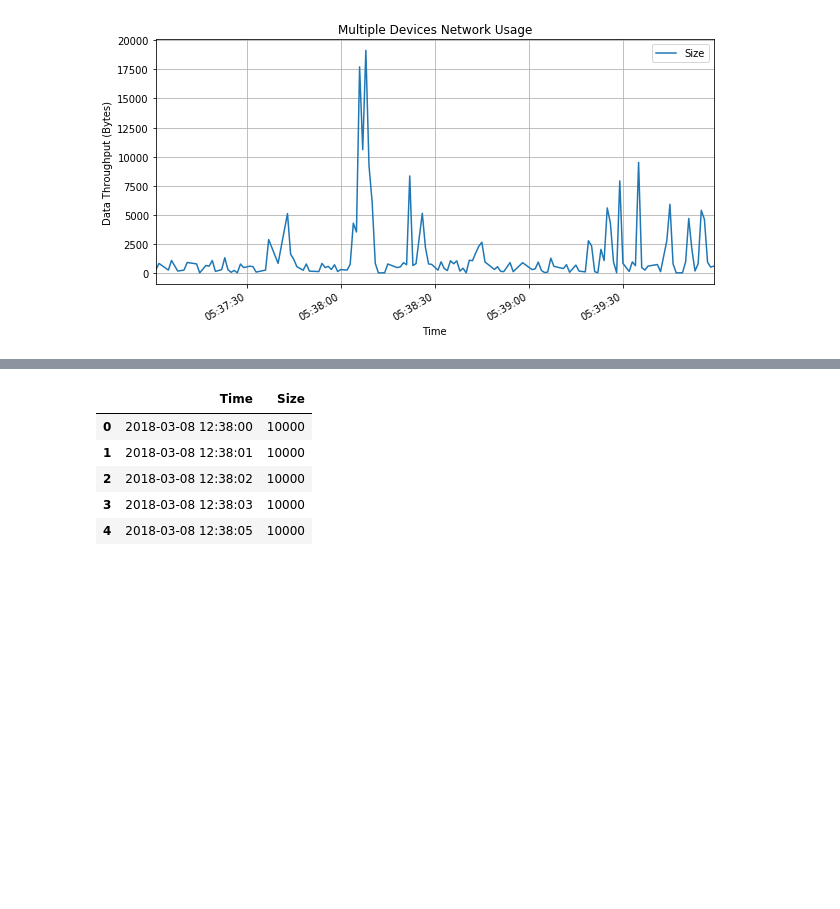
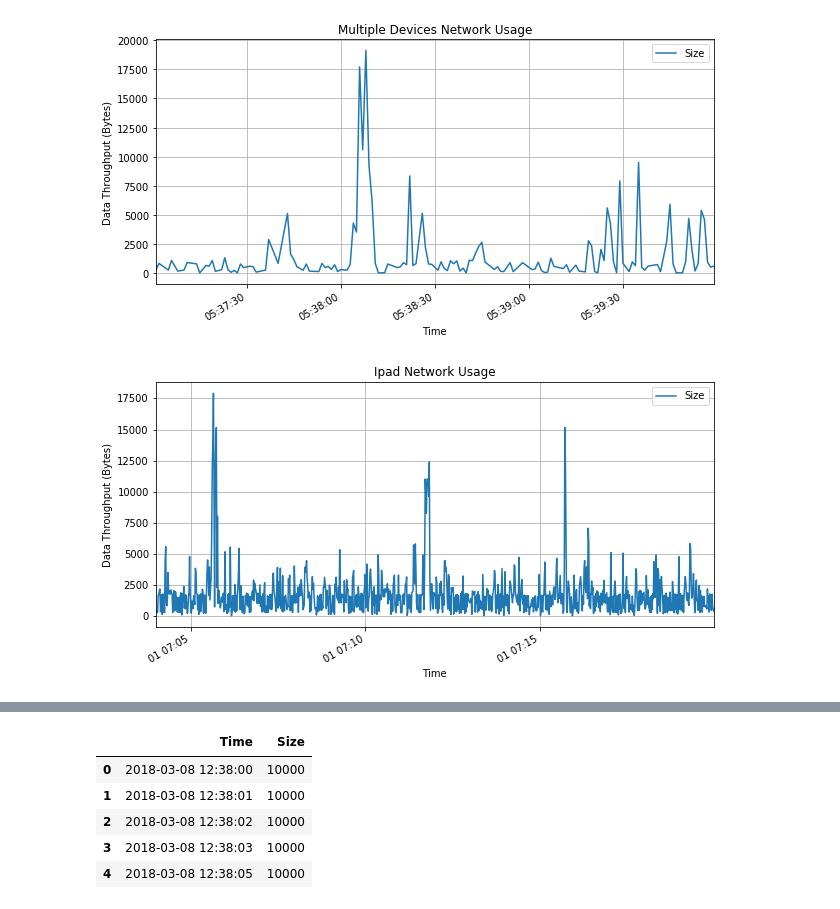
Before and after one commit to ayanpatel/iot-sec, a Jupyter notebook: plotDB.ipynb, the cells around one changed output, grey strips where cells are left out. Cells and saved outputs as stored; diff of their text form; code cells hidden in the pictures; blank space fills up the shorter version.

Commit message:
new device plots

```diff
--- a/plotDB.ipynb
+++ b/plotDB.ipynb
@@ -103,3 +141,10 @@ ax.set_ylabel('Data Throughput (Bytes)')
 plt.show()
 # %% [output]
 [figure]
+# %%
+ax = df_ipad.plot(x='Time', y='Size', kind='line', grid=True, title='Ipad Network Usage', figsize=(10,5))
+ax.set_xlabel('Time')
+ax.set_ylabel('Data Throughput (Bytes)')
+plt.show()
+# %% [output]
+[figure, added]
```
Also changed, not shown: parts of 4 cells of this notebook.
